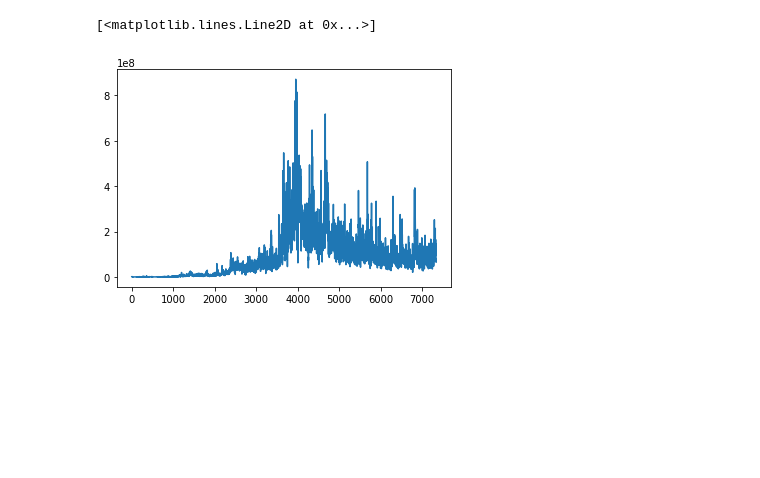
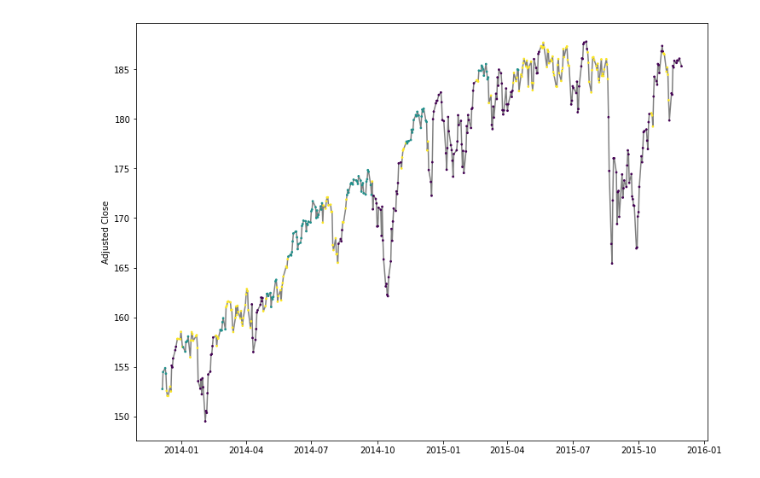
Before and after one commit to leemjin/551_final_project, a Jupyter notebook: analysis/HMM.ipynb, the cells around one changed output. Drawn from its saved outputs; the diff is of its cells as text; code cells hidden in the pictures; blank space fills up the shorter version.

Commit message:
created HMM, initial analysis and plots

```diff
--- a/analysis/HMM.ipynb
+++ b/analysis/HMM.ipynb
@@ -24,2 +8,0 @@ spy
-# %%
-ret = spy[["Adj Close"]].pct_change()[1:]
@@ -43,5 +9,12 @@ plt.plot(mod.predict(ret))
-# %%
-plt.plot(spy["Volume"])
-# %% [output]
-[<matplotlib.lines.Line2D at 0x...>]
-[figure, removed]
+# %%
+# load in data, convert Date to datetime type
+spy = pd.read_csv("../Data/spy_processed.csv")
+spy["Date"] = pd.to_datetime(spy["Date"])
+# %%
+# log transform some columns
+spy["volume_dev"] = np.log(spy["volume_dev"])
+spy["range"] = np.log(spy["range"])
+spy["var"] = np.log(spy["var"])
+# %%
+# take relevent columns
+X = spy[["Date","Adj Close","ret","volume_dev","range","var"]]
@@ -47,0 +76,6 @@ plt.plot(spy["Volume"])
+# %%
+t = HMM(n_comp=3)
+t.fit_range(5000,5500)
+t.plot_states()
+# %% [output]
+[figure, added]
```
Also changed, not shown: parts of 8 cells of this notebook, 2 other files.
